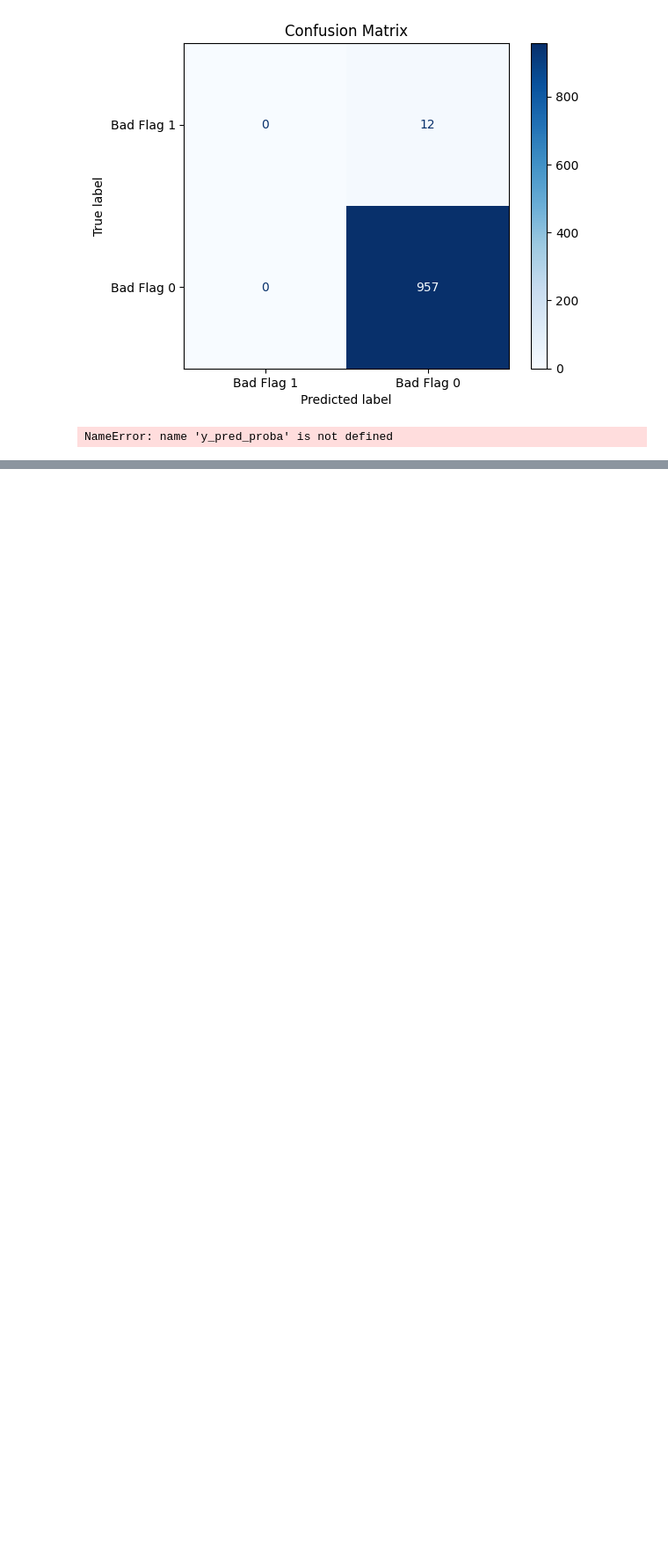
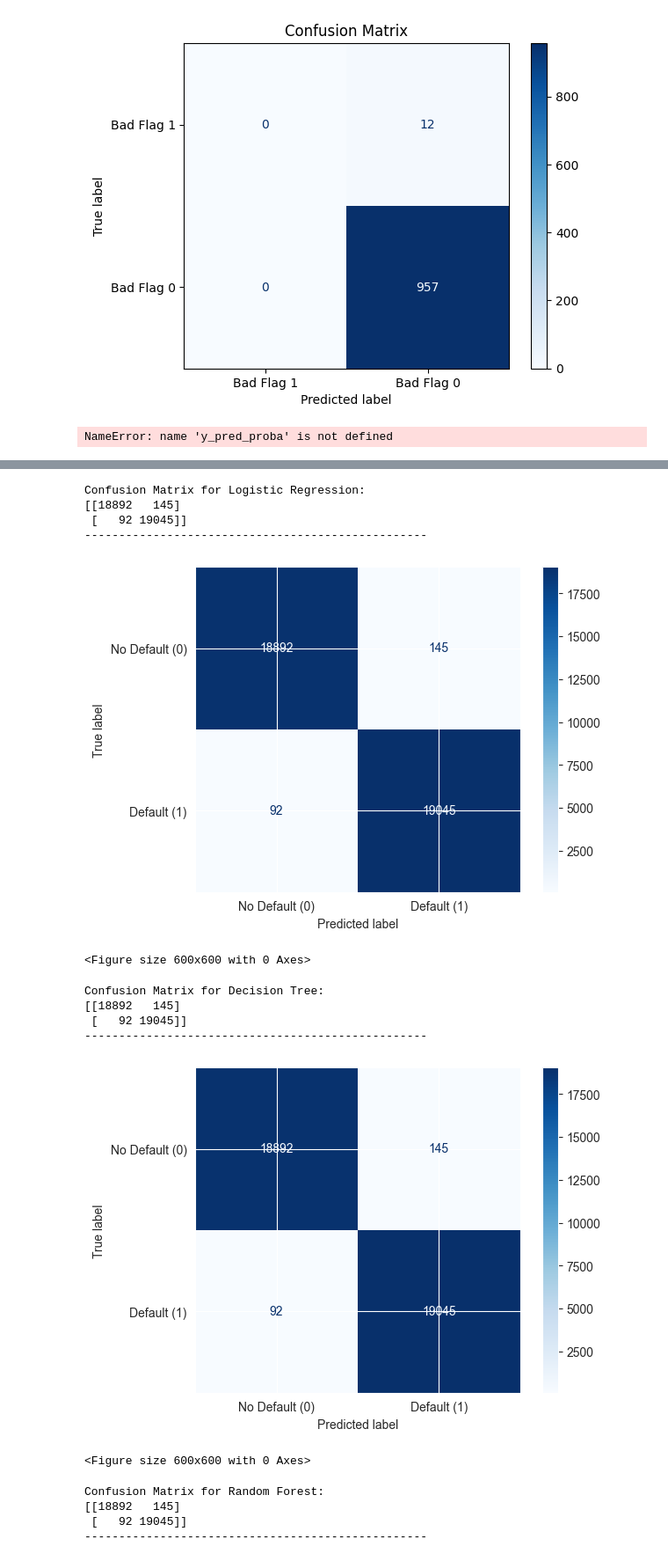
Before and after one commit to Userfrom1995/CreditCard_Predictions, a Jupyter notebook: main.ipynb, the cells around one changed output, grey strips where cells are left out. Shown at 88% size. Drawn from its saved outputs; the diff is of its cells as text; code cells hidden in the pictures; blank space fills up the shorter version.

```diff
--- a/main.ipynb
+++ b/main.ipynb
@@ -720,0 +902,22 @@ NameError: name 'y_pred_proba' is not defined
+# %%
+
+
+
+
+# Standardize the input features
+scaler = StandardScaler()
+X_train_scaled = scaler.fit_transform(X_train)
+X_test_scaled = scaler.transform(X_test)
+
+# Build the neural network
+model = Sequential([
+    Dense(128, input_dim=X_train_scaled.shape[1], activation='relu'),  # Input layer
+    Dense(64, activation='relu'),  # Hidden layer
+
+    Dense(101, activation='softmax')  # Output layer (101 classes)
+])
+
+# Compile the model
+model.compile(optimizer='adam', loss='categorical_crossentropy', metrics=['accuracy'])
+
+# Train the model
@@ -720,0 +1282,36 @@ NameError: name 'y_pred_proba' is not defined
+# %%
+for name, model in models.items():
+    cm = confusion_matrix(y_test, y_pred)
+    print(f"Confusion Matrix for {name}:")
+    print(cm)
+    print("-" * 50)
+    disp = ConfusionMatrixDisplay(confusion_matrix=cm, display_labels=['No Default (0)', 'Default (1)'])
+    disp.plot(cmap=plt.cm.Blues)
+    plt.figure(figsize=(6, 6))
+    # plt.imshow(cm, interpolation='nearest', cmap=plt.cm.Blues)
+    # plt.title(f"Confusion Matrix - {name}")
+    # plt.colorbar()
+    # tick_marks = np.arange(2)
+    # plt.xticks(tick_marks, ['No Default', 'Default'], rotation=45)
+    # plt.yticks(tick_marks, ['No Default', 'Default'])
+    # plt.ylabel('True label')
+    # plt.xlabel('Predicted label')
+    plt.tight_layout()
+    plt.show()
+# %% [output]
+Confusion Matrix for Logistic Regression:
+[[18892   145]
+ [   92 19045]]
+--------------------------------------------------
+[figure, added]
+<Figure size 600x600 with 0 Axes>
+Confusion Matrix for Decision Tree:
+[[18892   145]
+ [   92 19045]]
+--------------------------------------------------
+[figure, added]
+<Figure size 600x600 with 0 Axes>
+Confusion Matrix for Random Forest:
+[[18892   145]
+ [   92 19045]]
+--------------------------------------------------
```
Also changed, not shown: parts of 23 cells of this notebook, 14 other files.
